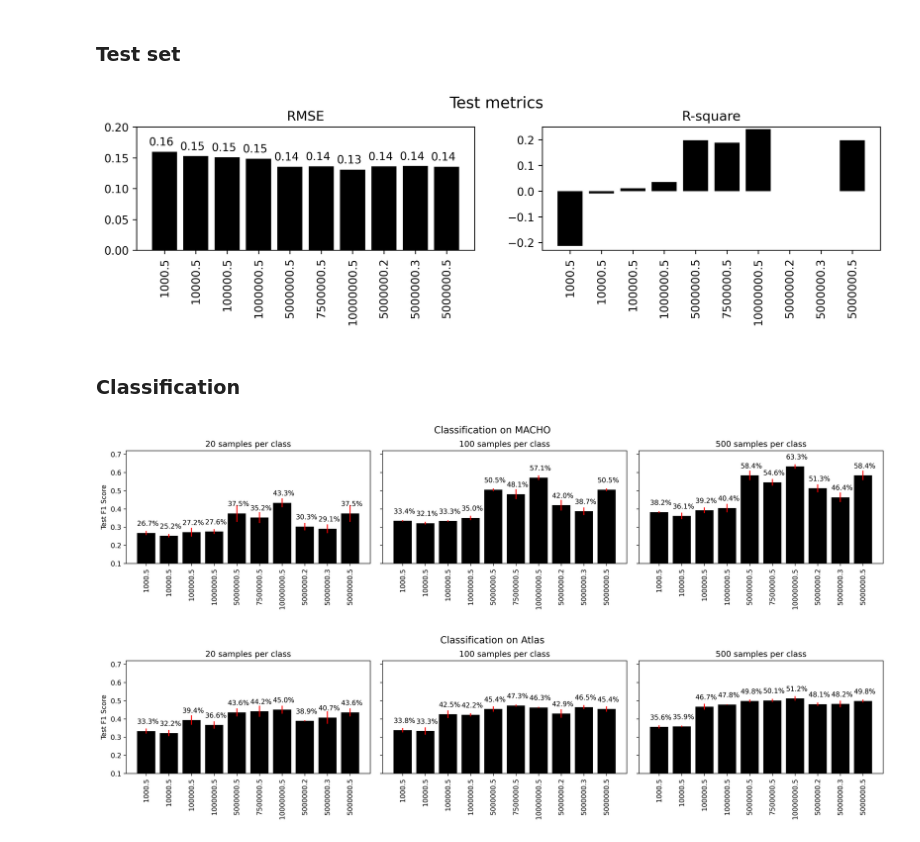
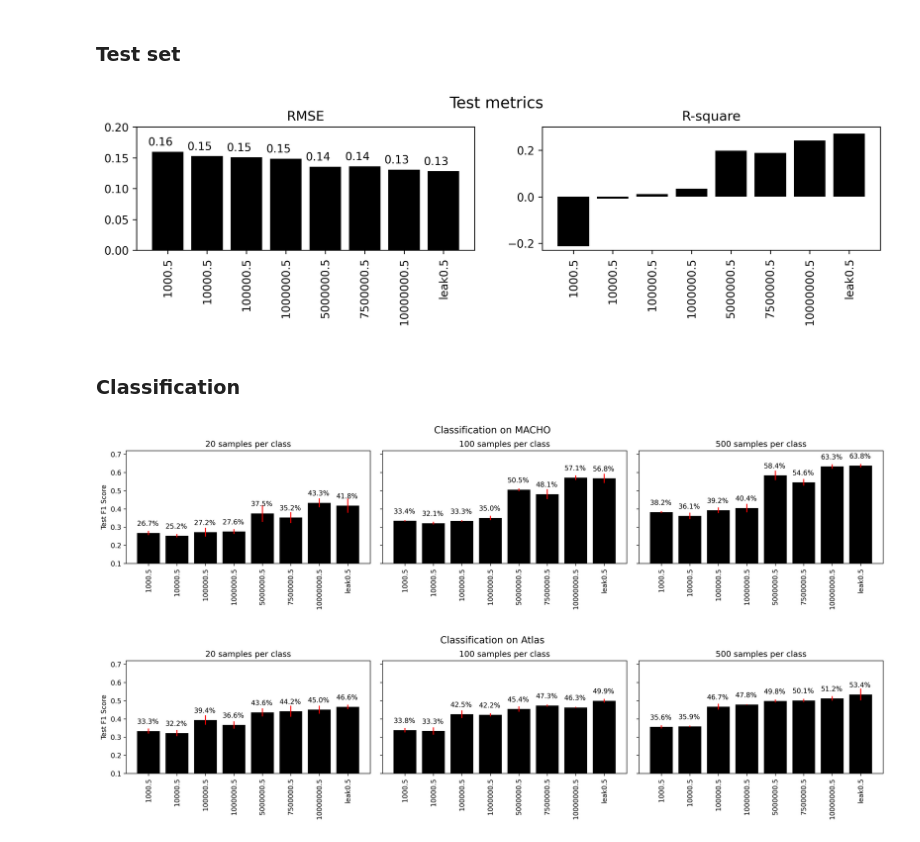
Before and after one commit to cridonoso/astromer, a Jupyter notebook: presentation/notebooks/Pretraining.ipynb, the cells around one changed output. Saved outputs shown, nothing was run; the diff lists cells and outputs as text; code cells hidden in the pictures.

Commit message:
partial update on presentation notebooks

```diff
--- a/presentation/notebooks/Pretraining.ipynb
+++ b/presentation/notebooks/Pretraining.ipynb
@@ -29,14 +26,19 @@ To enable the following instructions: AVX2 FMA, in other operations, rebuild Ten
 # %%
-model_paths = ['./presentation/results/macho_100/2024-07-18_18-21-35/pretraining/',
+model_paths = [
+               './presentation/results/macho_100/2024-07-18_18-21-35/pretraining/',
                './presentation/results/macho_1000/2024-07-18_20-15-41/pretraining/',
                './presentation/results/macho_10000/2024-07-18_20-16-07/pretraining/',
                './presentation/results/macho_100000/2024-07-19_10-03-35/pretraining/',
                './presentation/results/macho_500000/2024-07-23_14-47-04/pretraining/',
                './presentation/results/macho_750000/2024-07-23_14-45-39/pretraining/',
                './presentation/results/macho_1000000/2024-07-23_14-46-24/pretraining',
-              './presentation/results/macho_500000/2024-07-30_09-04-21/pretraining',
-               './presentation/results/macho_500000/2024-07-30_09-04-45/pretraining',
-               './presentation/results/macho_500000/2024-07-23_14-47-04/pretraining/']
+               # './presentation/results/macho_500000/2024-07-30_09-04-21/pretraining',
+               # './presentation/results/macho_500000/2024-07-30_09-04-45/pretraining',
+               # './presentation/results/macho_500000/2024-07-23_14-47-04/pretraining/',
+               './presentation/results/macho_leak/2024-08-05_00-57-55/pretraining/',
+               # './presentation/results/macho_1e3/2024-08-05_00-59-21/pretraining/',
+               # './presentation/results/macho_1e3/2024-08-06_10-22-38/pretraining/'
+               ]
 
 # model_paths = ['./presentation/results/macho_500000/2024-07-30_09-04-21/pretraining',
 #                './presentation/results/macho_500000/2024-07-30_09-04-45/pretraining',
@@ -48,21 +50,27 @@ for logs in model_paths:
     row = val_metrics[val_metrics['loss'] == val_metrics['loss'].min()]
     y1_plot.append(float(row['rmse'].values[0]))
     y2_plot.append(float(row['square'].values[0]))
-    x_plot.append(row['exp_name'].values[0].split('_')[-1]+str(row['probed'].values[0]))
+
+    x_text = row['exp_name'].values[0]+str(row['probed'].values[0])
+    if bool(row['scheduler'].values[0]):
+        x_text +='_sch'
+    if bool(row['leak'].values[0]):
+        x_text+='_leak'
+    x_plot.append(x_text)
 # %%
 fig, axes = plt.subplots(1, 2, dpi=100, figsize=(12, 2), gridspec_kw={'wspace': 0.15})
 xticks = range(len(x_plot))
-axes[0].bar(xticks, y1_plot, color='k')
-axes[0].set_xticks(xticks)
-axes[0].set_xticklabels(x_plot, rotation=90)
+axes[0].barh(xticks, y1_plot, color='k')
+axes[0].set_yticks(xticks)
+axes[0].set_yticklabels(x_plot, rotation=90)
 axes[0].set_title('RMSE')
 for i, value in enumerate(y1_plot):
     axes[0].text(i-.5, value+0.01, '{:.2f}'.format(value))
 axes[0].set_ylim(0., 0.20)
 
-axes[1].bar(xticks, y2_plot, color='k')
-axes[1].set_xticks(xticks)
-axes[1].set_xticklabels(x_plot, rotation=90)
+axes[1].barh(xticks, y2_plot, color='k')
+axes[1].set_yticks(xticks)
+axes[1].set_yticklabels(x_plot, rotation=90)
 for i, value in enumerate(y2_plot):
     if i == 0:
         axes[1].text(i-.5, value+0.05, '{:.2f}'.format(value), color='red')
@@ -71,7 +79,7 @@ for i, value in enumerate(y2_plot):
     else:
         axes[1].text(i-.5, value+0.03, '{:.2f}'.format(value))
 # axes[1].set_yticks(y2_plot)
-axes[1].set_ylim(-0.1, 0.40)
+axes[1].set_ylim(-0.1, 0.50)
 axes[1].set_title('R-square')
 
 fig.text(0.5, 1., 'Validation metrics', ha='center', fontsize=14)
@@ -91,25 +99,25 @@ test_metrics_pt = pd.concat(test_metrics_pt)
 # %%
 labels = [x.split('_')[-1]+str(p) for x, p in zip(test_metrics_pt['exp_name'].values, test_metrics_pt['probed'].values)]
 
 fig, axes = plt.subplots(1, 2, dpi=300, figsize=(12, 2))
 xticks = range(len(labels))
 axes[0].bar(xticks, test_metrics_pt['test_mse'], color='k')
 axes[0].set_title('RMSE')
 axes[0].set_xticks(xticks)
 axes[0].set_xticklabels(labels, rotation=90)
 axes[0].set_ylim(0., 0.20)
 for i, value in enumerate(test_metrics_pt['test_mse']):
     axes[0].text(i-.5, value+0.01, '{:.2f}'.format(value))
 
 axes[1].bar(xticks, test_metrics_pt['test_r2'], color='k')
 axes[1].set_xticks(xticks)
 axes[1].set_xticklabels(labels, rotation=90)
-axes[1].set_ylim(-0.23, 0.25)
+axes[1].set_ylim(-0.23, 0.30)
 axes[1].set_title('R-square')
 fig.text(0.5, 1., 'Test metrics', ha='center', fontsize=14)
 plt.show()
 # %% [output]
-[figure, old version]
+[figure, new version]
 # %% [markdown]
 ### Classification
 # %%
@@ -144,5 +152,5 @@ for group0, df0 in test_metrics.groupby('data'):
     fig.text(0.5, 1., title, ha='center', fontsize=14)
     fig.savefig('./presentation/figures/clf_vs_nsamples_{}.png'.format(group0), bbox_inches='tight')
 # %% [output]
-[figure, old version]
+[figure, new version]
-[figure, old version]
+[figure, new version]
```
Also changed, not shown: parts of 2 cells of this notebook, 3 other files.
